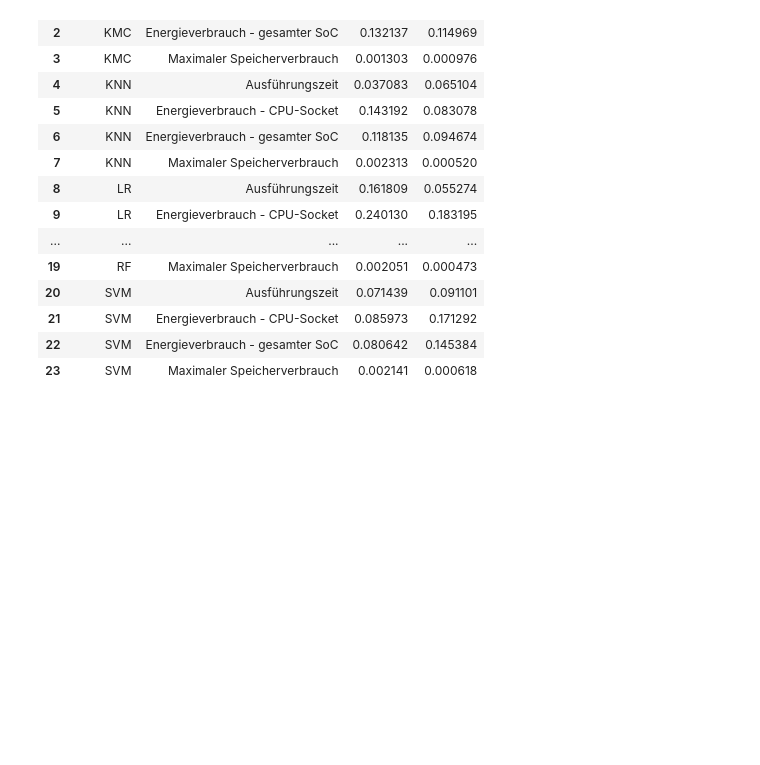
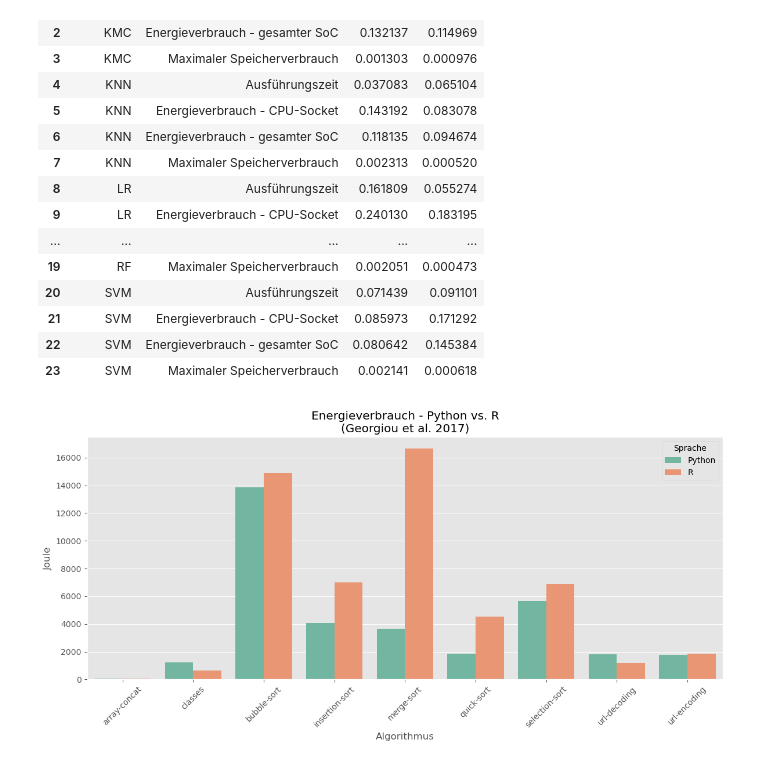
Before and after one commit to moot20/EnergyConsumptionML-ComparisonPythonR, a Jupyter notebook: results_analysis.ipynb, the cells around one changed output. Saved outputs shown, nothing was run; the diff lists cells and outputs as text; code cells hidden in the pictures; blank space fills up the shorter version.

Commit message:
add results from georgiou et al. 2017

```diff
--- a/results_analysis.ipynb
+++ b/results_analysis.ipynb
@@ -286,3 +286,24 @@ cv_df
 | 21 | SVM | Energieverbrauch - CPU-Socket | 0.085973 | 0.171292 |
 | 22 | SVM | Energieverbrauch - gesamter SoC | 0.080642 | 0.145384 |
 | 23 | SVM | Maximaler Speicherverbrauch | 0.002141 | 0.000618 |
+# %%
+# Laden der Daten aus "georgiou_results_10072017.csv"
+georgiou_df = pd.read_csv('georgiou_results_10072017.csv')
+
+plt.style.use('ggplot')
+sns.set_palette("Set2")
+
+plt.figure(figsize=(12, 6))
+sns.barplot(y='Value', x='Measurement', hue='Language', data=georgiou_df)
+plt.title('Energieverbrauch - Python vs. R\n(Georgiou et al. 2017)')
+plt.ylabel('Joule')
+plt.xlabel('Algorithmus')
+plt.xticks(rotation=45)
+plt.legend(title='Sprache')
+plt.tight_layout()
+
+plt.savefig('./figures/energieverbrauch_georgiou2017.svg', format='svg')
+
+plt.show()
+# %% [output]
+[figure, added]
```
Also changed, not shown: 1 other file.
